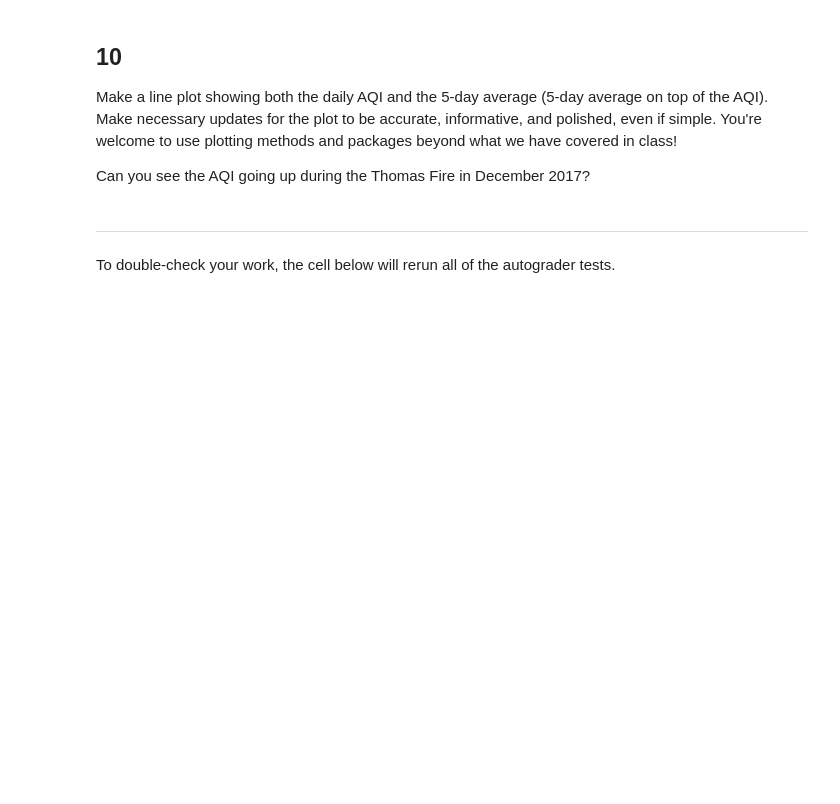
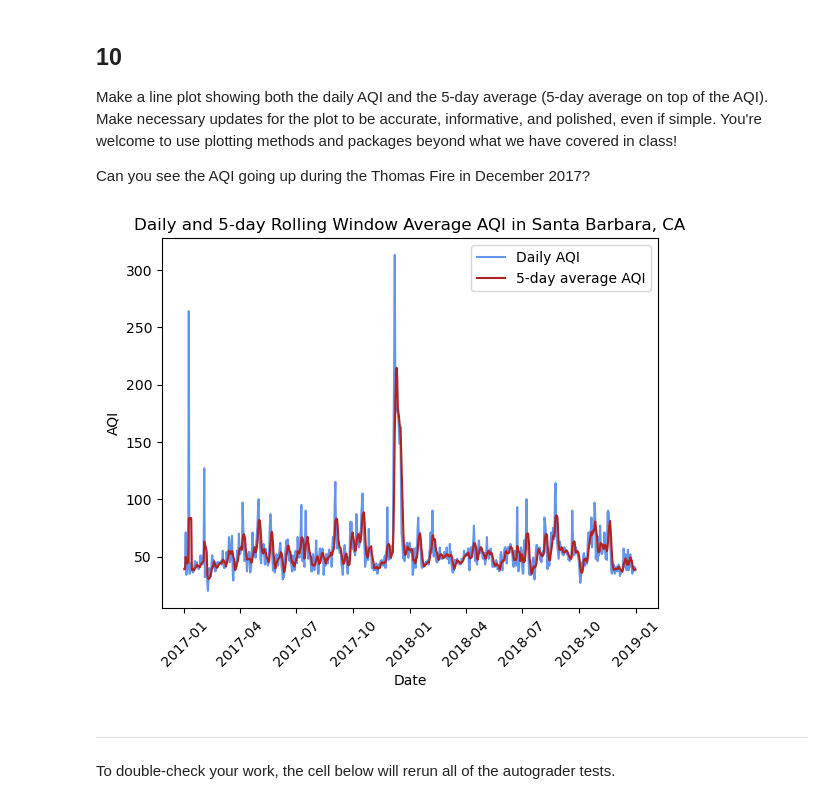
Before and after one commit to karolinasienko/eds220-hwk2, a Jupyter notebook: task3/hwk2-task3-aqi.ipynb, the cells around one changed output. Drawn from its saved outputs; the diff is of its cells as text; code cells hidden in the pictures; blank space fills up the shorter version.

Commit message:
AQI graph

```diff
--- a/task3/hwk2-task3-aqi.ipynb
+++ b/task3/hwk2-task3-aqi.ipynb
@@ -298,6 +300,27 @@ q9 results: All test cases passed!
 Make a line plot showing both the daily AQI and the 5-day average (5-day average on top of the AQI). Make necessary updates for the plot to be accurate, informative, and polished, even if simple. You're welcome to use plotting methods and packages beyond what we have covered in class!
 
 Can you see the AQI going up during the Thomas Fire in December 2017?
+# %%
+plt.figure()
+
+# Plotting daily AQI and rolling window average AQI
+plt.plot(aqi_sb.index, aqi_sb['aqi'], color='cornflowerblue', label = 'Daily AQI')
+plt.plot(aqi_sb.index, aqi_sb['five_day_average'], color='firebrick', label = '5-day average AQI')
+
+# Adding axis labels and title
+plt.title('Daily and 5-day Rolling Window Average AQI in Santa Barbara, CA')
+plt.xlabel('Date')
+plt.ylabel('AQI')
+
+# Adding legend
+plt.legend()
+
+# Making x-ticks more readable
+plt.xticks(rotation=45)
+
+plt.show()
+# %% [output]
+[figure, added]
 # %% [markdown]
 ---
 
```
Also changed, not shown: parts of 4 cells of this notebook.
